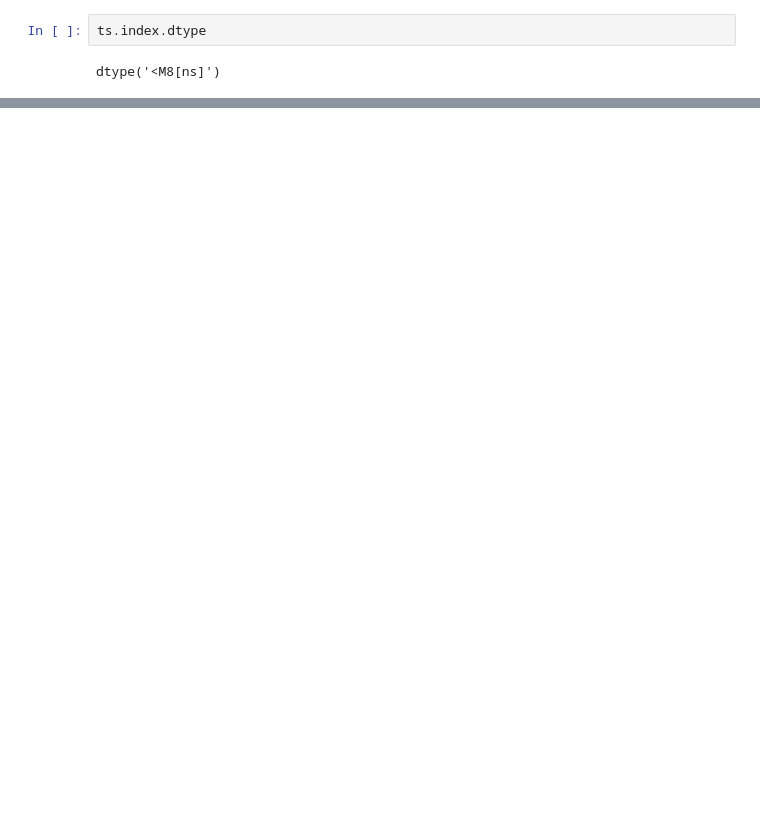
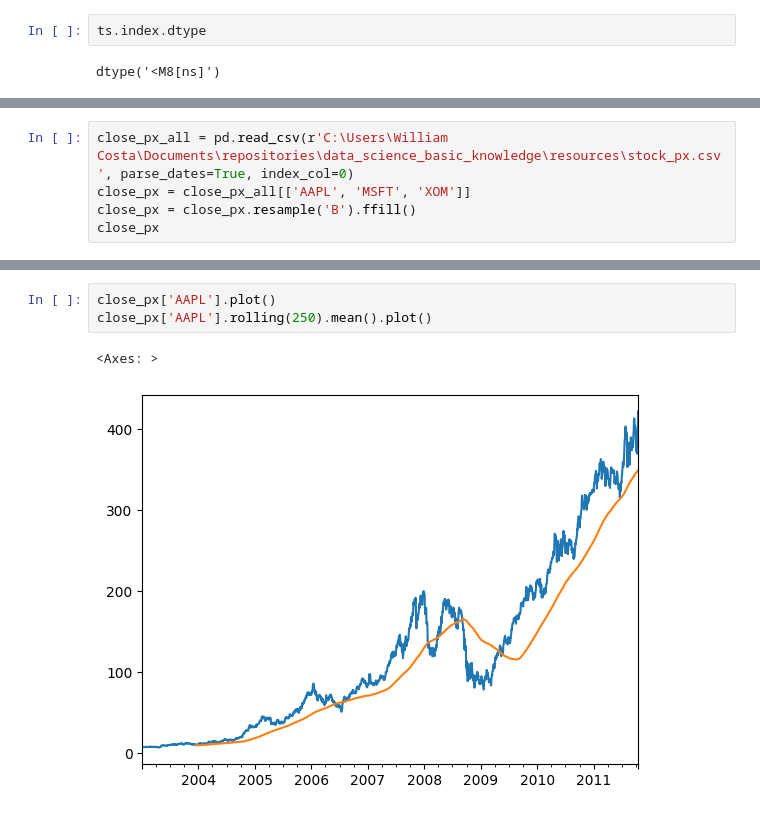
Before and after one commit to william-barros-costa/data_science_basic_knowledge, a Jupyter notebook: 8_time_series/chapter.ipynb, the cells around one changed output, grey strips where cells are left out. Cells and saved outputs as stored; diff of their text form; blank space fills up the shorter version.

```diff
--- a/8_time_series/chapter.ipynb
+++ b/8_time_series/chapter.ipynb
@@ -97,0 +1067,5 @@ False
+# %%
+close_px_all = pd.read_csv(r'C:\Users\William Costa\Documents\repositories\data_science_basic_knowledge\resources\stock_px.csv', parse_dates=True, index_col=0)
+close_px = close_px_all[['AAPL', 'MSFT', 'XOM']]
+close_px = close_px.resample('B').ffill()
+close_px
@@ -97,0 +1086,6 @@ False
+# %%
+close_px['AAPL'].plot()
+close_px['AAPL'].rolling(250).mean().plot()
+# %% [output]
+<Axes: >
+[figure, added]
```
Also changed, not shown: parts of 140 cells of this notebook.
